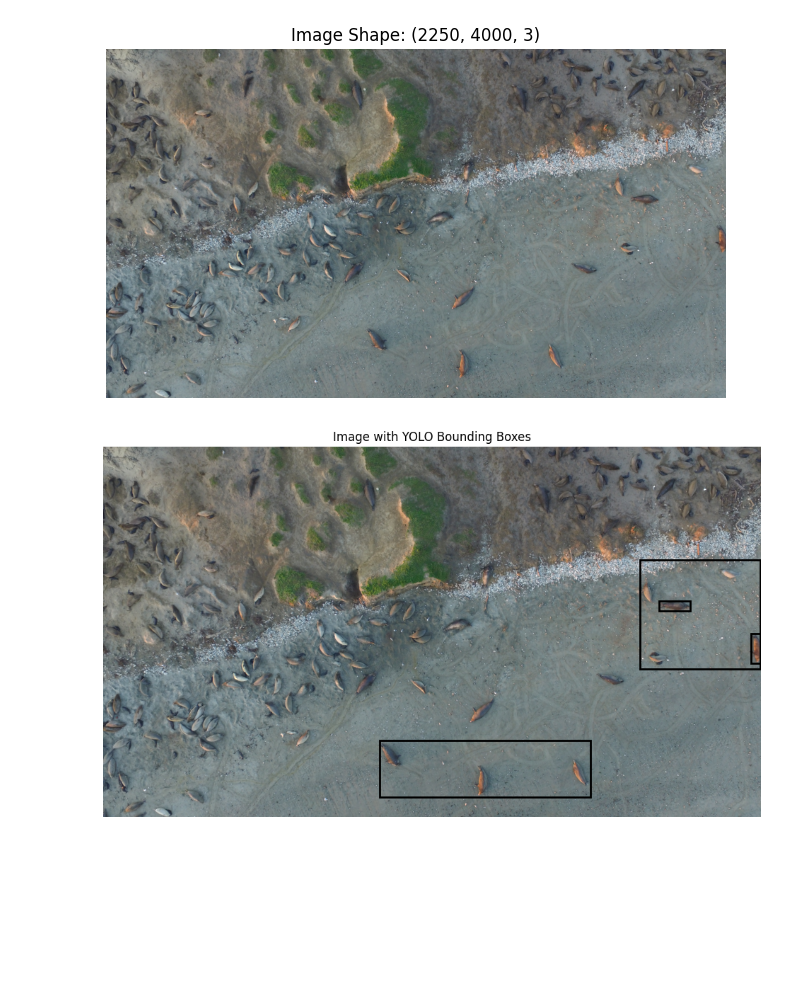
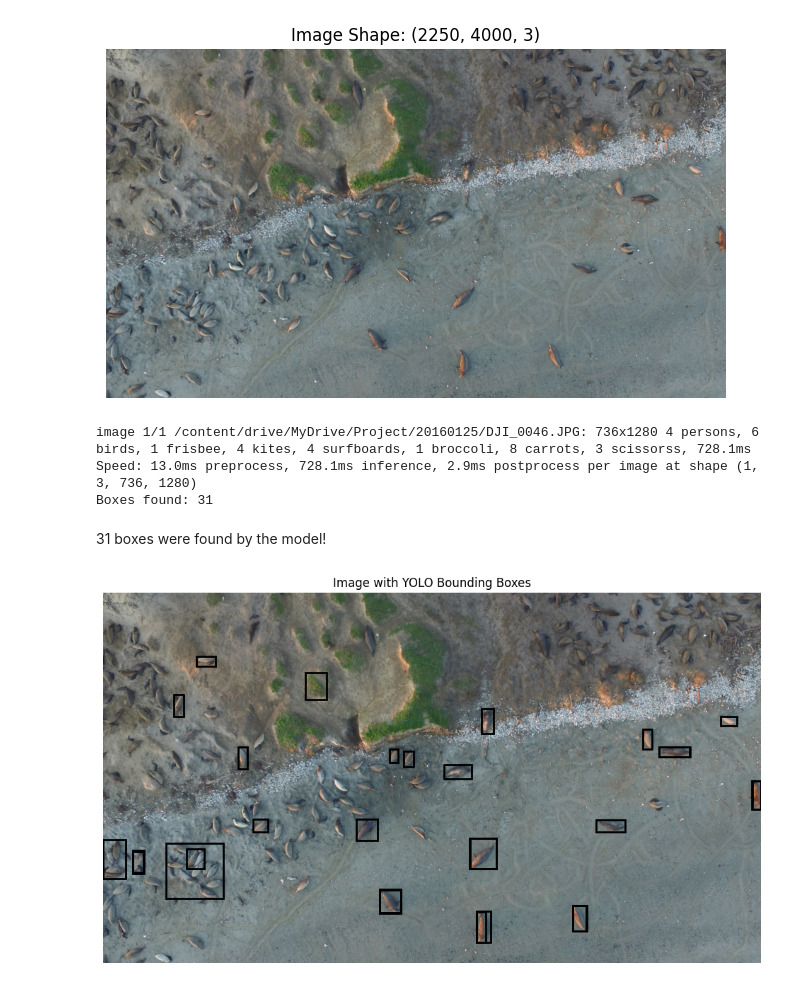
Before and after one commit to acorbo19/MS-285, a Jupyter notebook: MS_285_Final_Project.ipynb, the cells around one changed output. Cells and saved outputs as stored; diff of their text form; code cells hidden in the pictures; blank space fills up the shorter version.

```diff
--- a/MS_285_Final_Project.ipynb
+++ b/MS_285_Final_Project.ipynb
@@ -169,10 +169,46 @@ plt.axis("off")
 plt.show()
 # %% [output]
 [figure]
+# %%
+model = YOLO("yolov8n.pt")
+
+folder = "20160125"
+img_name = "DJI_0046.JPG"
+
+img_path = os.path.join(base_path, folder, img_name)
+label_path = os.path.splitext(img_path)[0] + ".txt"
+
+results = model(
+    img_path,
+    conf=0.01,
+    max_det=300,
+    imgsz=1280
+)
+
+num_boxes = len(results[0].boxes)
+print("Boxes found:", num_boxes)
+
+if num_boxes > 0:
+    with open(label_path, "w") as f:
+        for box in results[0].boxes:
+            x_center, y_center, width, height = box.xywhn[0]
+
+            f.write(
+                f"0 {x_center.item():.6f} "
+                f"{y_center.item():.6f} "
+                f"{width.item():.6f} "
+                f"{height.item():.6f}\n"
+            )
+else:
+    print("No boxes found, so label file was not changed.")
+# %% [output]
+image 1/1 /content/drive/MyDrive/Project/20160125/DJI_0046.JPG: 736x1280 4 persons, 6 birds, 1 frisbee, 4 kites, 4 surfboards, 1 broccoli, 8 carrots, 3 scissorss, 728.1ms
+Speed: 13.0ms preprocess, 728.1ms inference, 2.9ms postprocess per image at shape (1, 3, 736, 1280)
+Boxes found: 31
+# %% [markdown]
+31 boxes were found by the model!
 # %%
 # now that all of my images have a ".txt" label I can start creating bounding boxes for the images and fine tuning my training set/model
-# also loading a pre-trained model
-model = YOLO('yolov8s.pt')
 folder = "20160125"
 img_name = "DJI_0046.JPG"
 
@@ -186,35 +222,35 @@ h, w = image_array.shape[:2]
 
 plt.figure(figsize=(12, 8))
 plt.imshow(image_array)
+
 if os.path.exists(label_path) and os.path.getsize(label_path) > 0:
     labels = np.loadtxt(label_path)
 
     if labels.ndim == 1:
         labels = labels.reshape(1, -1)
-
     for label in labels:
         class_id, x_center, y_center, box_width, box_height = label
 
         x_center *= w
         y_center *= h
         box_width *= w
         box_height *= h
 
         x1 = x_center - box_width / 2
         y1 = y_center - box_height / 2
 
         rect = plt.Rectangle(
             (x1, y1),
             box_width,
             box_height,
             fill=False,
             linewidth=2
         )
 
         plt.gca().add_patch(rect)
 
     plt.title("Image with YOLO Bounding Boxes")
-plt.axis("off")
-plt.show()
+    plt.axis("off")
+    plt.show()
 # %% [output]
-[figure, old version]
+[figure, new version]
```
